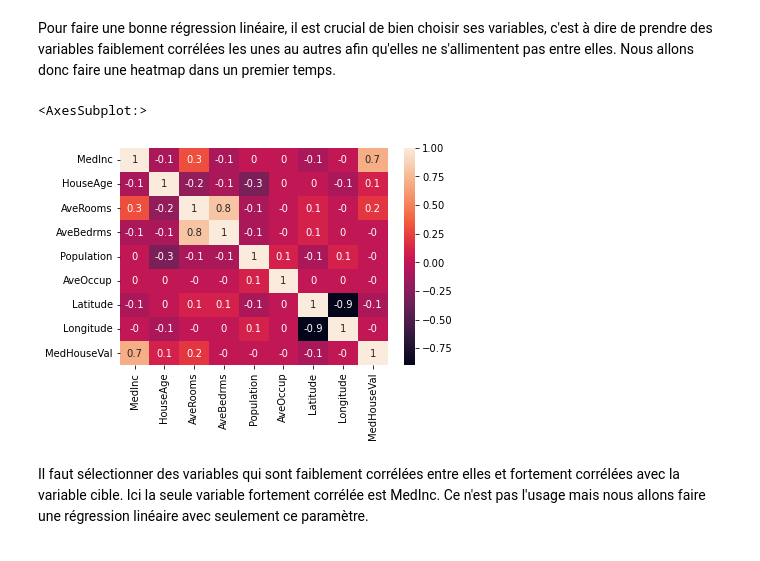
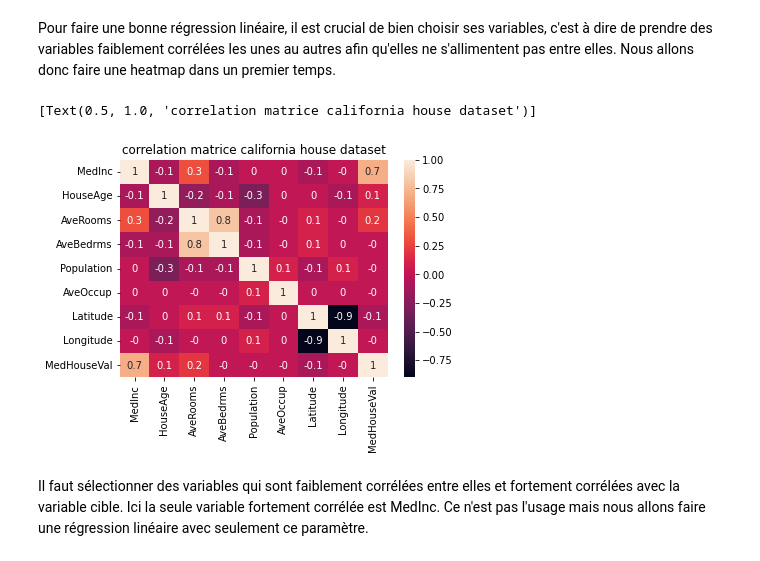
Before and after one commit to marlierecharlie/brief_9_lia_dans_tt_ses_etats, a Jupyter notebook: Tutoriel régression.ipynb, the cells around one changed output. Saved outputs shown, nothing was run; the diff lists cells and outputs as text; code cells hidden in the pictures.

```diff
--- a/Tutoriel régression.ipynb
+++ b/Tutoriel régression.ipynb
@@ -85,10 +101,10 @@ c'est à dire de prendre des variables faiblement corrélées les unes au autres
 Nous allons donc faire une heatmap dans un premier temps.
 # %%
 matrice_corr = ch.frame.corr().round(1)
-sns.heatmap(data=matrice_corr, annot=True)
+sns.heatmap(data=matrice_corr, annot=True).set(title="correlation matrice california house dataset")
 # %% [output]
-<AxesSubplot:>
+[Text(0.5, 1.0, 'correlation matrice california house dataset')]
-[figure, old version]
+[figure, new version]
 # %% [markdown]
 Il faut sélectionner des variables qui sont faiblement corrélées entre elles et fortement corrélées avec la variable cible.
 Ici la seule variable fortement corrélée est MedInc. Ce n'est pas l'usage mais nous allons faire une régression linéaire
```
Also changed, not shown: parts of 3 cells of this notebook.
